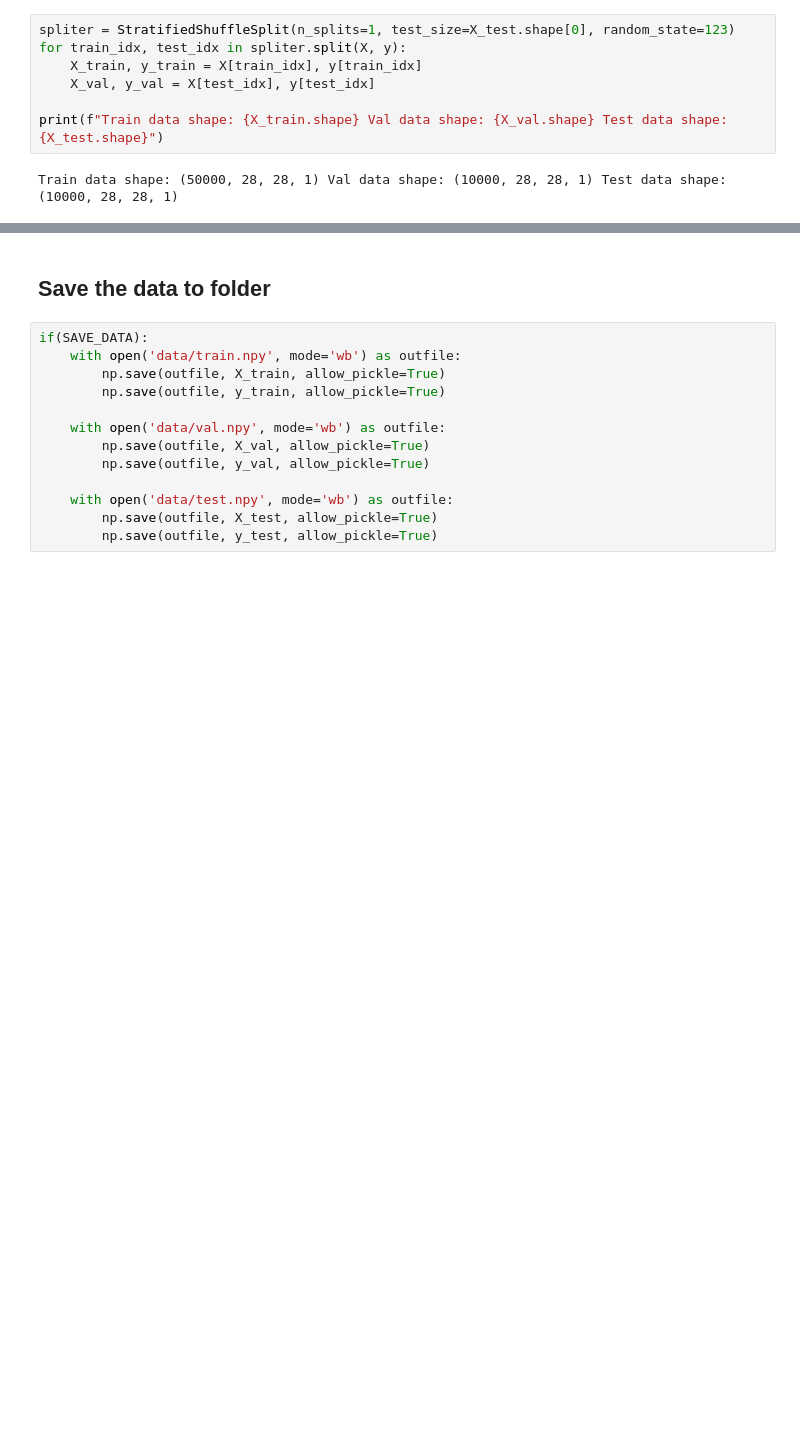
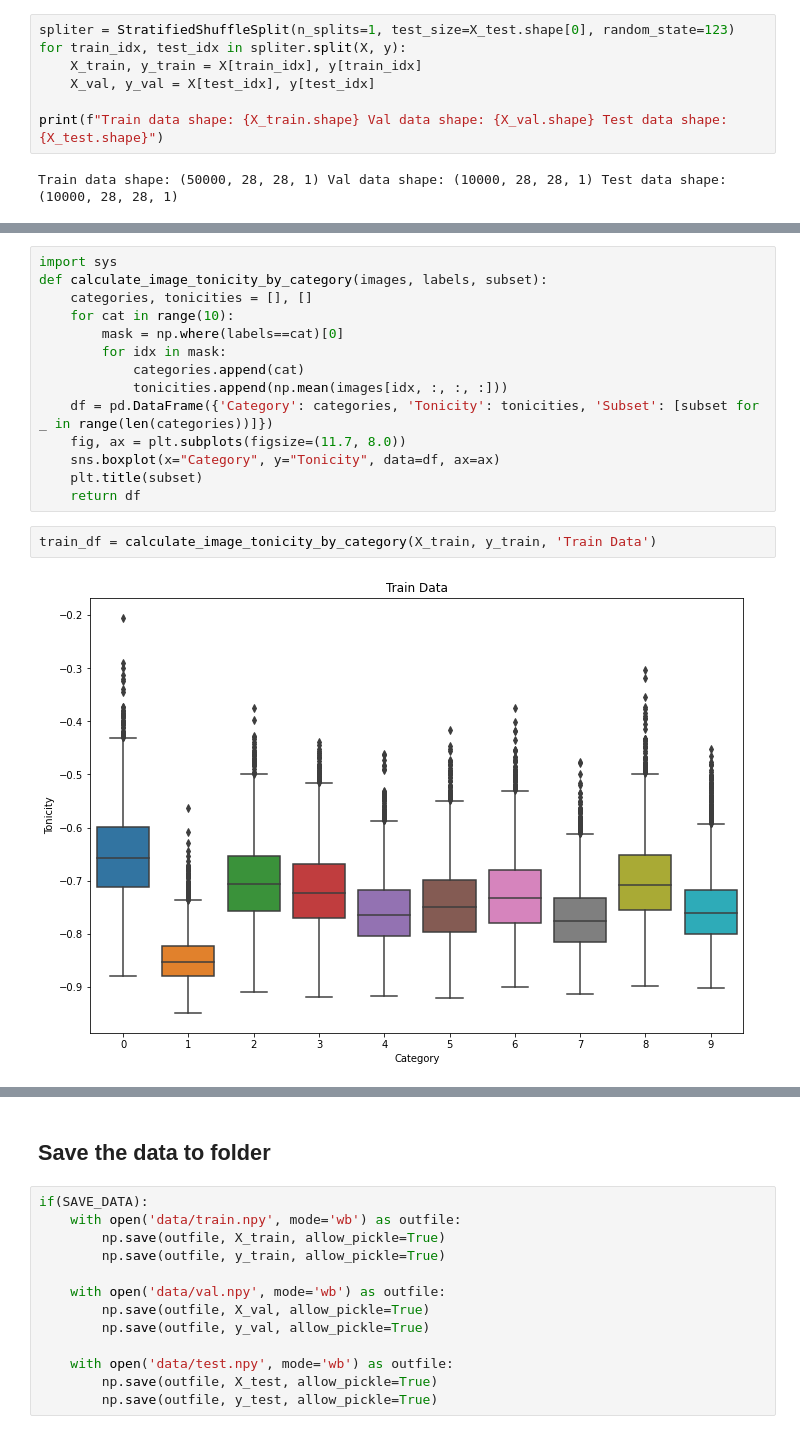
Before and after one commit to kmcguigan1/Deep-Clustering-Technique-Analysis, a Jupyter notebook: 1-Dataset-analysis.ipynb, the cells around one changed output, grey strips where cells are left out. Drawn from its saved outputs; the diff is of its cells as text; blank space fills up the shorter version.

```diff
--- a/1-Dataset-analysis.ipynb
+++ b/1-Dataset-analysis.ipynb
@@ -26,0 +55,18 @@ Train data shape: (50000, 28, 28, 1) Val data shape: (10000, 28, 28, 1) Test dat
+# %%
+import sys
+def calculate_image_tonicity_by_category(images, labels, subset):
+    categories, tonicities = [], []
+    for cat in range(10):
+        mask = np.where(labels==cat)[0]
+        for idx in mask:
+            categories.append(cat)
+            tonicities.append(np.mean(images[idx, :, :, :]))
+    df = pd.DataFrame({'Category': categories, 'Tonicity': tonicities, 'Subset': [subset for _ in range(len(categories))]})
+    fig, ax = plt.subplots(figsize=(11.7, 8.0))
+    sns.boxplot(x="Category", y="Tonicity", data=df, ax=ax)
+    plt.title(subset)
+    return df
+# %%
+train_df = calculate_image_tonicity_by_category(X_train, y_train, 'Train Data')
+# %% [output]
+[figure, added]
```
Also changed, not shown: parts of 11 cells of this notebook, 1 other file.
